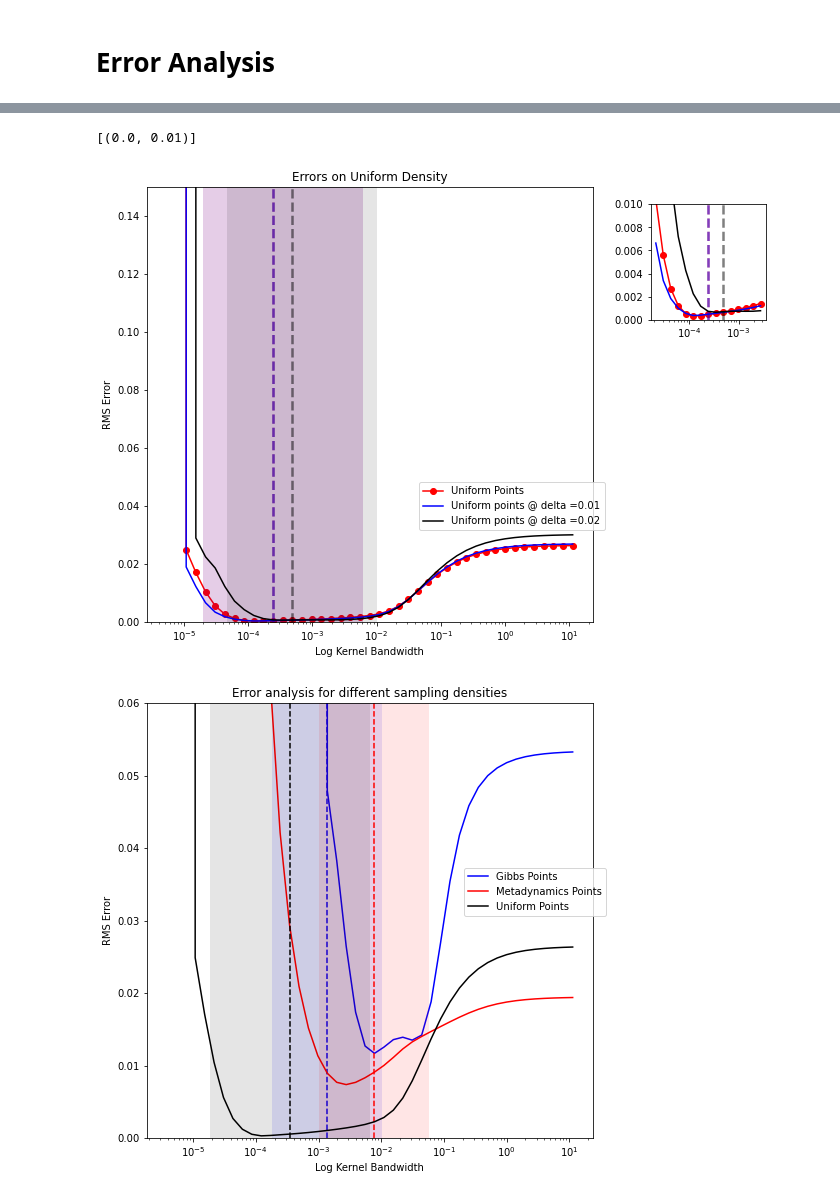
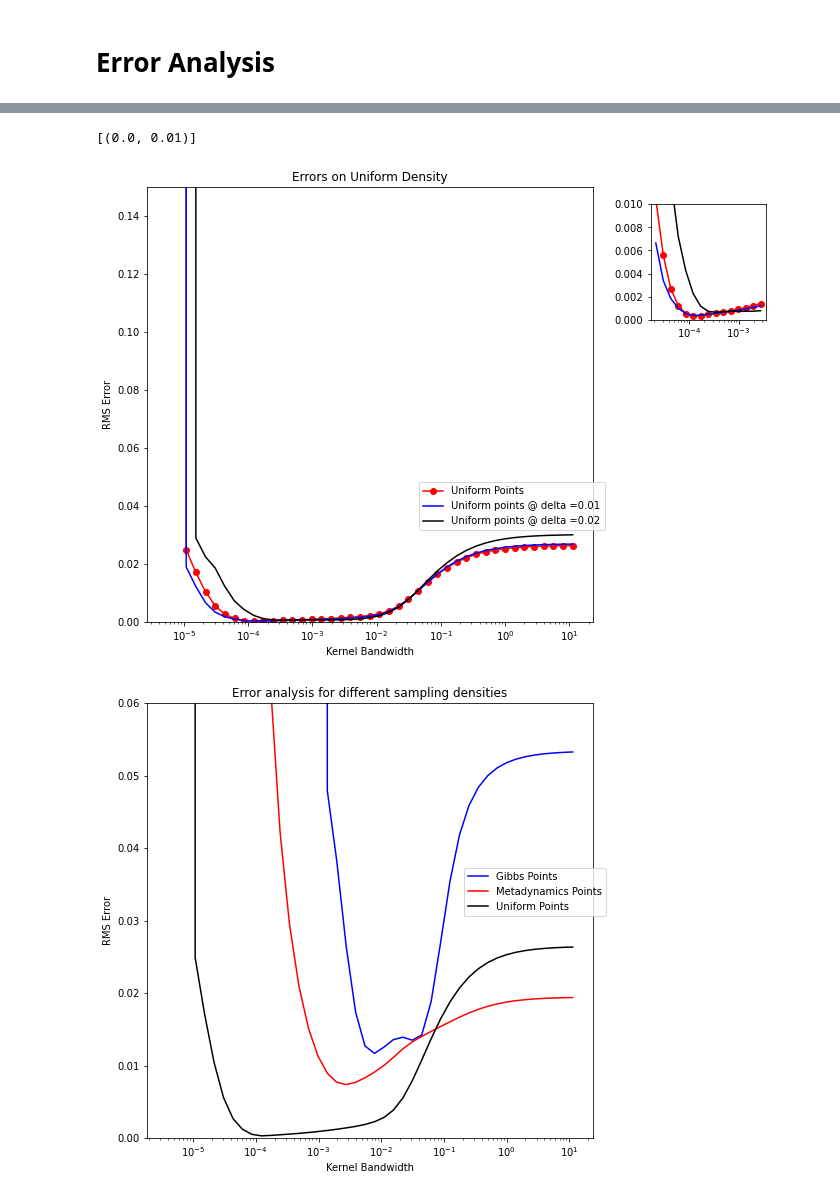
Before and after one commit to ShashankSule/TMDmaps, a Jupyter notebook: Twowell/Error_analysis_twowell.ipynb, the cells around one changed output, grey strips where cells are left out. Cells and saved outputs as stored; diff of their text form; code cells hidden in the pictures.

```diff
--- a/Twowell/Error_analysis_twowell.ipynb
+++ b/Twowell/Error_analysis_twowell.ipynb
@@ -126,24 +126,24 @@ for i in range(3):
              # marker = 'o',
              color = color,
              # lw = 2.5,
-             label = str(N_gibbs[1,i,-1,-1]) + " Gibbs Points")
-    ax2.axvline(x = eps_vals[np.argmax(k_gibbs[:,i,-1,-1])], linestyle = '--', lw = 2.5, alpha = 0.5, color = color)
+             label = str(round(N_gibbs[1,i,-1,-1])) + " Gibbs Points")
+    # ax2.axvline(x = eps_vals[np.argmax(k_gibbs[:,i,-1,-1])], linestyle = '--', lw = 2.5, alpha = 0.5, color = color)
     k = k_gibbs[:,i,-1,-1]
     n = len(k[(k/max(k)) >= 0.9])
-    ax2.axvline(x = eps_vals[np.argmax(k_gibbs[:,i,-1,-1])], lw = n*10, color = color, alpha=0.1)
+    # ax2.axvline(x = eps_vals[np.argmax(k_gibbs[:,i,-1,-1])], lw = n*10, color = color, alpha=0.1)
   else:
     color = next(colors_FEM)
     ax2.plot(eps_vals[1:], err_FEM_TMD[1:, i,-1,-1],
              # marker = 'o',
              color = color,
              # lw = 2.5,
-             label = str(N_gibbs[1,i,-1,-1]) + " Gibbs points @ delta =" + str(round(delta_vals[i],2)))
-    ax2.axvline(x = eps_vals[np.argmax(k_gibbs[:,i,-1,-1])], linestyle = '--', lw = 2.5, alpha = 0.5, color = color)
+             label = str(round(N_gibbs[1,i,-1,-1])) + " Gibbs points @ delta =" + str(round(delta_vals[i],2)))
+    # ax2.axvline(x = eps_vals[np.argmax(k_gibbs[:,i,-1,-1])], linestyle = '--', lw = 2.5, alpha = 0.5, color = color)
     k = k_gibbs[:,i,-1,-1]
     n = len(k[(k/max(k)) >= 0.9])
-    ax2.axvline(x = eps_vals[np.argmax(k_gibbs[:,i,-1,-1])], lw = n*10, color = color, alpha=0.1)
+    # ax2.axvline(x = eps_vals[np.argmax(k_gibbs[:,i,-1,-1])], lw = n*10, color = color, alpha=0.1)
 ax2.legend(bbox_to_anchor=(0.50, 0.18))
-ax2.set(ylim = (0.0,0.06), title = "Errors on Gibbs Density", ylabel = "RMS Error", xlabel = "Log Kernel Bandwidth");
+ax2.set(ylim = (0.0,0.06), title = "Errors on Gibbs Density", ylabel = "RMS Error", xlabel = "Kernel Bandwidth");
 
 # plot dependence on delta net for metadynamics data
 # colors_FEM = iter(plt.cm.jet(np.linspace(0,1,num_delta)))
@@ -156,22 +156,22 @@ for i in range(3):
              # marker = 'o',
              color = color,
              # lw = 2.5,
-             label = str(N_metad[1,i,-1,-1]) + " Metadynamics Points")
-    ax3.axvline(x = eps_vals[np.argmax(k_metad[:,0,-1,-1])], linestyle = '-.', lw = 2.5, alpha=0.5, color = color)
+             label = str(round(N_metad[1,i,-1,-1])) + " Metadynamics Points")
+    # ax3.axvline(x = eps_vals[np.argmax(k_metad[:,0,-1,-1])], linestyle = '-.', lw = 2.5, alpha=0.5, color = color)
     k = k_metad[:,i,-1,-1]
     n = len(k[(k/max(k)) >= 0.9])
-    ax3.axvline(x = eps_vals[np.argmax(k_metad[:,i,-1,-1])], lw = n*10, color = color, alpha=0.1)
+    # ax3.axvline(x = eps_vals[np.argmax(k_metad[:,i,-1,-1])], lw = n*10, color = color, alpha=0.1)
   else:
     color = next(colors_FEM)
     ax3.plot(eps_vals[1:], err_metad_long_FEM_TMD[1:, i,-1,-1],
              # marker = 'o',
              color = color,
              # lw = 2.5,
-             label = str(N_metad[1,i,-1,-1]) + " Metadynamics points \n@ delta =" + str(round(delta_vals[i],2)))
-    ax3.axvline(x = eps_vals[np.argmax(k_metad[:,i,-1,-1])], linestyle = '--', alpha = 0.5, lw = 2.5, color = color)
+             label = str(round(N_metad[1,i,-1,-1])) + " Metadynamics points \n@ delta =" + str(round(delta_vals[i],2)))
+    # ax3.axvline(x = eps_vals[np.argmax(k_metad[:,i,-1,-1])], linestyle = '--', alpha = 0.5, lw = 2.5, color = color)
     k = k_metad[:,i,-1,-1]
     n = len(k[(k/max(k)) >= 0.9])
-    ax3.axvline(x = eps_vals[np.argmax(k_metad[:,i,-1,-1])], lw = n*10, color = color, alpha=0.1)
+    # ax3.axvline(x = eps_vals[np.argmax(k_metad[:,i,-1,-1])], lw = n*10, color = color, alpha=0.1)
 ax3.legend(bbox_to_anchor=(0.60, 0.25))
-ax3.set(ylim = (0.0,0.06), title = "Errors on Metadynamics Modified\n Gibbs density", ylabel = "RMS Error", xlabel = "Log Kernel Bandwidth");
+ax3.set(ylim = (0.0,0.06), title = "Errors on Metadynamics Modified\n Gibbs density", ylabel = "RMS Error", xlabel = "Kernel Bandwidth");
 # %% [output]
@@ -212,47 +212,47 @@ for i in range(3):
              marker = 'o',
              color = color,
              label = "Uniform Points")
-    ax2.axvline(x = eps_vals[np.argmax(k_unif[1:,i,-1,-1])], linestyle = '--', lw = 2.5, alpha = 0.5, color = color)
+    # ax2.axvline(x = eps_vals[np.argmax(k_unif[1:,i,-1,-1])], linestyle = '--', lw = 2.5, alpha = 0.5, color = color)
     k = k_unif[:,i,-1,-1]
     n = len(k[(k/max(k)) >= 0.9])
-    ax2.axvline(x = eps_vals[np.argmax(k_unif[:,i,-1,-1])], lw = n*10, color = color, alpha=0.1)
+    # ax2.axvline(x = eps_vals[np.argmax(k_unif[:,i,-1,-1])], lw = n*10, color = color, alpha=0.1)
   else:
     color = next(colors_FEM)
     ax2.plot(eps_vals[1:], err_unif_FEM_TMD[1:, i,-1,-1],
              # marker = 'o',
              color = color,
              label = "Uniform points @ delta =" + str(round(delta_vals[i],2)))
-    ax2.axvline(x = eps_vals[np.argmax(k_unif[1:,i,-1,-1])], linestyle = '--', lw = 2.5, alpha=0.5, color = color)
+    # ax2.axvline(x = eps_vals[np.argmax(k_unif[1:,i,-1,-1])], linestyle = '--', lw = 2.5, alpha=0.5, color = color)
     k = k_unif[:,i,-1,-1]
     n = len(k[(k/max(k)) >= 0.9])
-    ax2.axvline(x = eps_vals[np.argmax(k_unif[:,i,-1,-1])], lw = n*10, color = color, alpha=0.1)
+    # ax2.axvline(x = eps_vals[np.argmax(k_unif[:,i,-1,-1])], lw = n*10, color = color, alpha=0.1)
 ax2.legend(bbox_to_anchor=(0.60, 0.2))
-ax2.set(ylim = (0.0,0.15), title = "Errors on Uniform Density", ylabel = "RMS Error", xlabel = "Log Kernel Bandwidth");
+ax2.set(ylim = (0.0,0.15), title = "Errors on Uniform Density", ylabel = "RMS Error", xlabel = "Kernel Bandwidth");
 colors_FEM = iter(["Red", "Blue", "Black"])
 a = plt.axes([1.0, .65, .2, .2], facecolor='w')
 a.set(xscale = "log")
 for i in range(3):
   if i == 0:
     color = next(colors_FEM)
     a.plot(eps_vals[5:20], err_unif_FEM_TMD[5:20, i,-1,-1],
              marker = 'o',
              color = color,
              label = "Uniform Points")
-    a.axvline(x = eps_vals[np.argmax(k_unif[1:,i,-1,-1])], linestyle = '--', lw = 2.5, alpha = 0.5, color = color)
+    # a.axvline(x = eps_vals[np.argmax(k_unif[1:,i,-1,-1])], linestyle = '--', lw = 2.5, alpha = 0.5, color = color)
   else:
     color = next(colors_FEM)
     a.plot(eps_vals[5:20], err_unif_FEM_TMD[5:20, i,-1,-1],
              # marker = 'o',
              color = color,
              label = "Uniform points @ delta =" + str(round(delta_vals[i],2)))
-    a.axvline(x = eps_vals[np.argmax(k_unif[1:,i,-1,-1])], linestyle = '--', lw = 2.5, alpha=0.5, color = color)
+    # a.axvline(x = eps_vals[np.argmax(k_unif[1:,i,-1,-1])], linestyle = '--', lw = 2.5, alpha=0.5, color = color)
 # ax2.set_facecolor('tab:gray')
 a.set(ylim = (0.0,0.01))
 # plt.xticks([])
 # plt.yticks([])
 # %% [output]
 [(0.0, 0.01)]
-[figure, old version]
+[figure, new version]
 # %%
 colors_FEM = iter(plt.cm.jet(np.linspace(0,1,3)))
 fig, ax2 = plt.subplots(figsize = (8,8))
@@ -263,29 +263,29 @@ ax2.plot(eps_vals[:], err_FEM_TMD[:, i,-1,-1],
          # marker = 'o',
          color = 'Blue',
          label = "Gibbs Points")
-ax2.axvline(x = eps_vals[np.argmax(k_gibbs[:,i,-1,-1])], linestyle = '--', color = 'Blue')
+# ax2.axvline(x = eps_vals[np.argmax(k_gibbs[:,i,-1,-1])], linestyle = '--', color = 'Blue')
 k = k_gibbs[:,i,-1,-1]
 n = len(k[(k/max(k)) >= 0.9])
-ax2.axvline(x = eps_vals[np.argmax(k_gibbs[:,i,-1,-1])], lw = n*10, color = 'Blue', alpha=0.1)
+# ax2.axvline(x = eps_vals[np.argmax(k_gibbs[:,i,-1,-1])], lw = n*10, color = 'Blue', alpha=0.1)
 color = next(colors_FEM)
 ax2.plot(eps_vals[:], err_metad_long_FEM_TMD[:, i,-1,-1],
          # marker = 'o',
          color = 'Red',
          label = "Metadynamics Points")
-ax2.axvline(x = eps_vals[np.argmax(k_metad[:,i,-1,-1])], linestyle = '--', color = 'Red')
+# ax2.axvline(x = eps_vals[np.argmax(k_metad[:,i,-1,-1])], linestyle = '--', color = 'Red')
 k = k_metad[:,i,-1,-1]
 n = len(k[(k/max(k)) >= 0.9])
-ax2.axvline(x = eps_vals[np.argmax(k_metad[:,i,-1,-1])], lw = n*10, color = 'Red', alpha=0.1)
+# ax2.axvline(x = eps_vals[np.argmax(k_metad[:,i,-1,-1])], lw = n*10, color = 'Red', alpha=0.1)
 color = next(colors_FEM)
 ax2.plot(eps_vals[:], err_unif_FEM_TMD[:, i,-1,-1],
          # marker = 'o',
          color = 'Black',
          label = "Uniform Points")
-ax2.axvline(x = eps_vals[np.argmax(k_unif[:,i,-1,-1])], linestyle = '--', color = 'Black')
+# ax2.axvline(x = eps_vals[np.argmax(k_unif[:,i,-1,-1])], linestyle = '--', color = 'Black')
 k = k_unif[:,i,-1,-1]
 n = len(k[(k/max(k)) >= 0.9])
-ax2.axvline(x = eps_vals[np.argmax(k_unif[:,i,-1,-1])], lw = n*10, color = 'Black', alpha=0.1)
+# ax2.axvline(x = eps_vals[np.argmax(k_unif[:,i,-1,-1])], lw = n*10, color = 'Black', alpha=0.1)
 ax2.legend(bbox_to_anchor=(0.70, 0.5))
-ax2.set(ylim = (0.0,0.06), title = "Error analysis for different sampling densities", ylabel = "RMS Error", xlabel = "Log Kernel Bandwidth");
+ax2.set(ylim = (0.0,0.06), title = "Error analysis for different sampling densities", ylabel = "RMS Error", xlabel = "Kernel Bandwidth");
 # %% [output]
-[figure, old version]
+[figure, new version]
```
Also changed, not shown: parts of 2 cells of this notebook, 5 other files.
